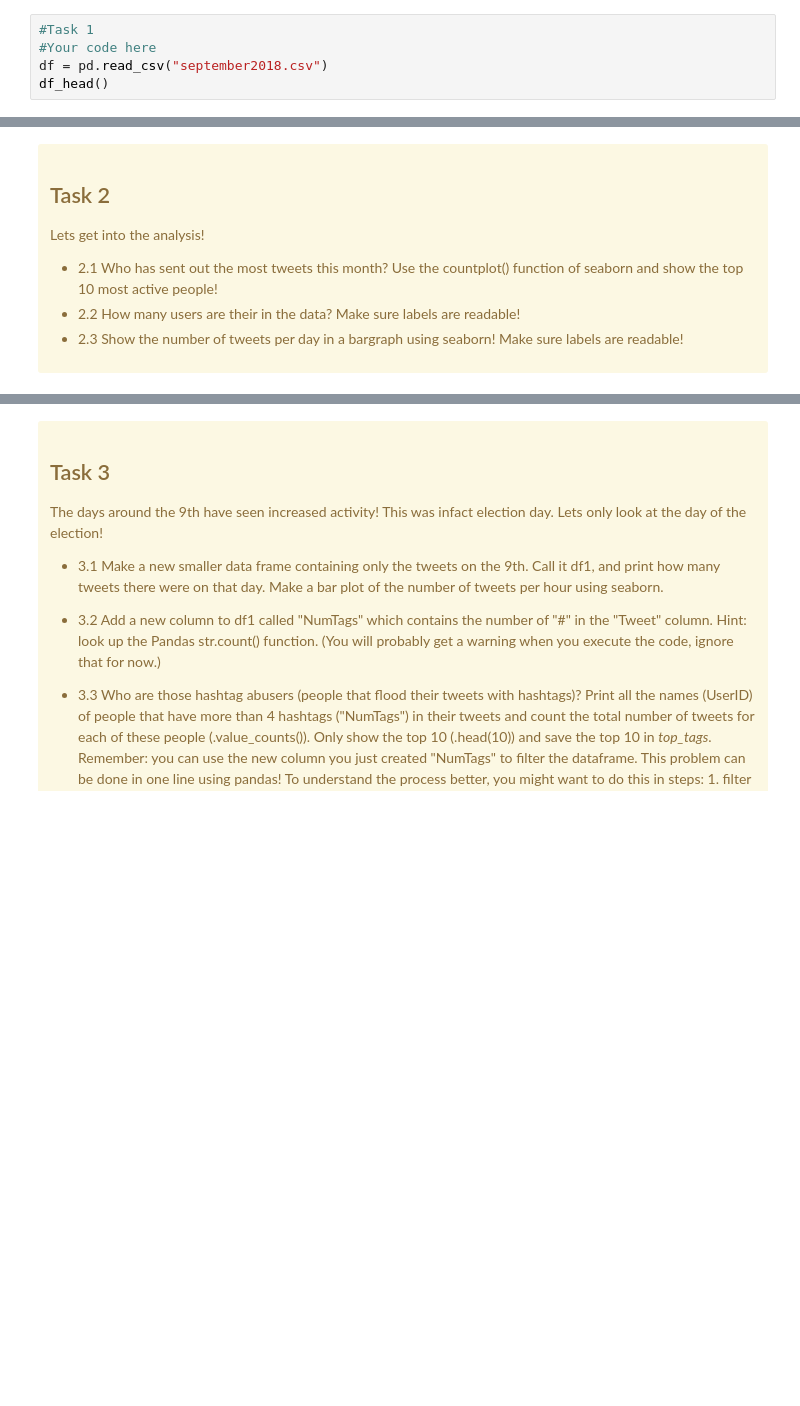
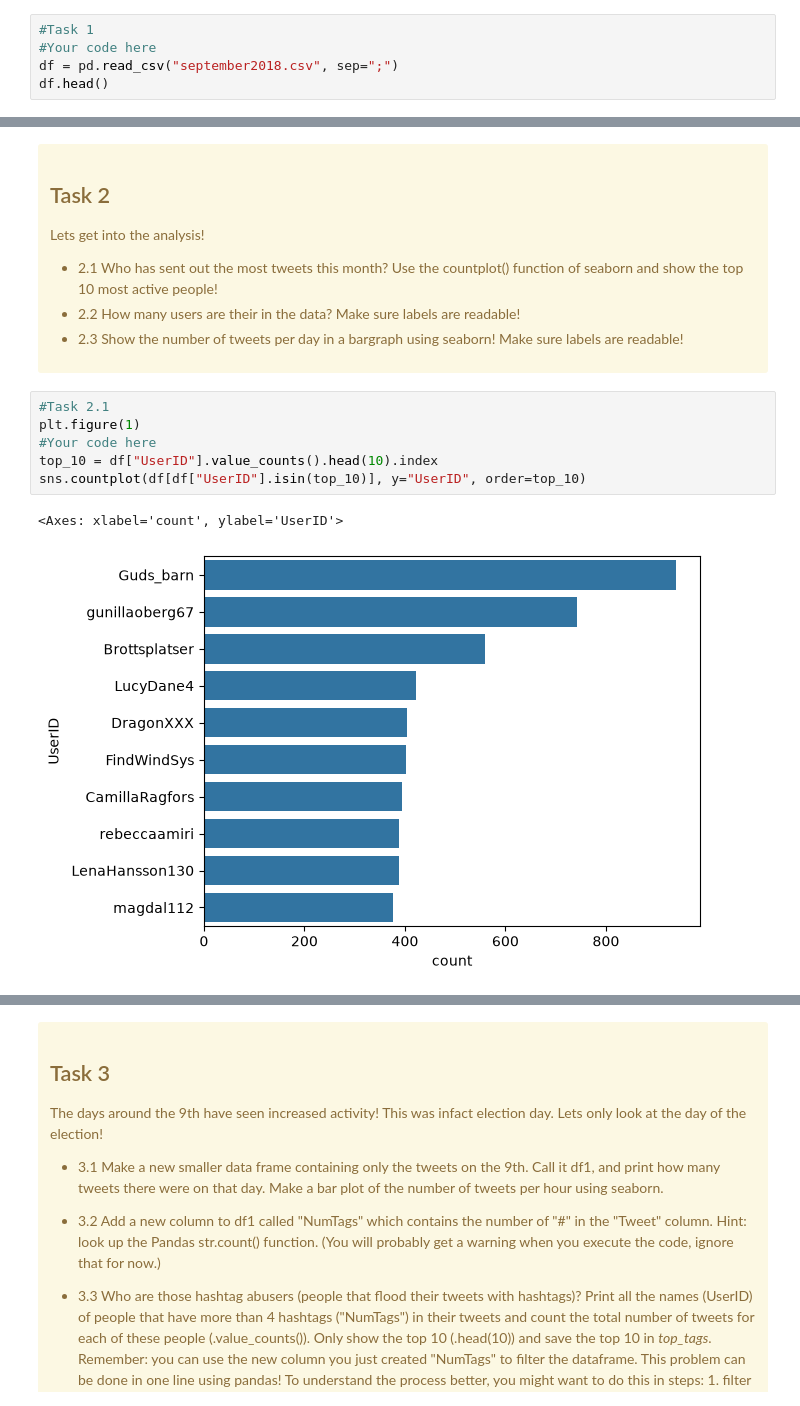
Before and after one commit to HObaid00/Data-Science, a Jupyter notebook: Labs/Lab3/Part2/Part2.ipynb, the cells around one changed output, grey strips where cells are left out. Saved outputs shown, nothing was run; the diff lists cells and outputs as text; blank space fills up the shorter version.

```diff
--- a/Labs/Lab3/Part2/Part2.ipynb
+++ b/Labs/Lab3/Part2/Part2.ipynb
@@ -23,6 +23,6 @@ import seaborn as sns
 # %%
 #Task 1
 #Your code here
-df = pd.read_csv("september2018.csv")
-df_head()
+df = pd.read_csv("september2018.csv", sep=";")
+df.head()
 # %% [output]
@@ -38,3 +43,12 @@ Lets get into the analysis!
 * 2.2 How many users are their in the data? Make sure labels are readable!
 * 2.3 Show the number of tweets per day in a bargraph using seaborn! Make sure labels are readable!
 </div>
+# %%
+#Task 2.1
+plt.figure(1)
+#Your code here
+top_10 = df["UserID"].value_counts().head(10).index
+sns.countplot(df[df["UserID"].isin(top_10)], y="UserID", order=top_10)
+# %% [output]
+<Axes: xlabel='count', ylabel='UserID'>
+[figure, added]
```
Also changed, not shown: parts of 3 cells of this notebook.
